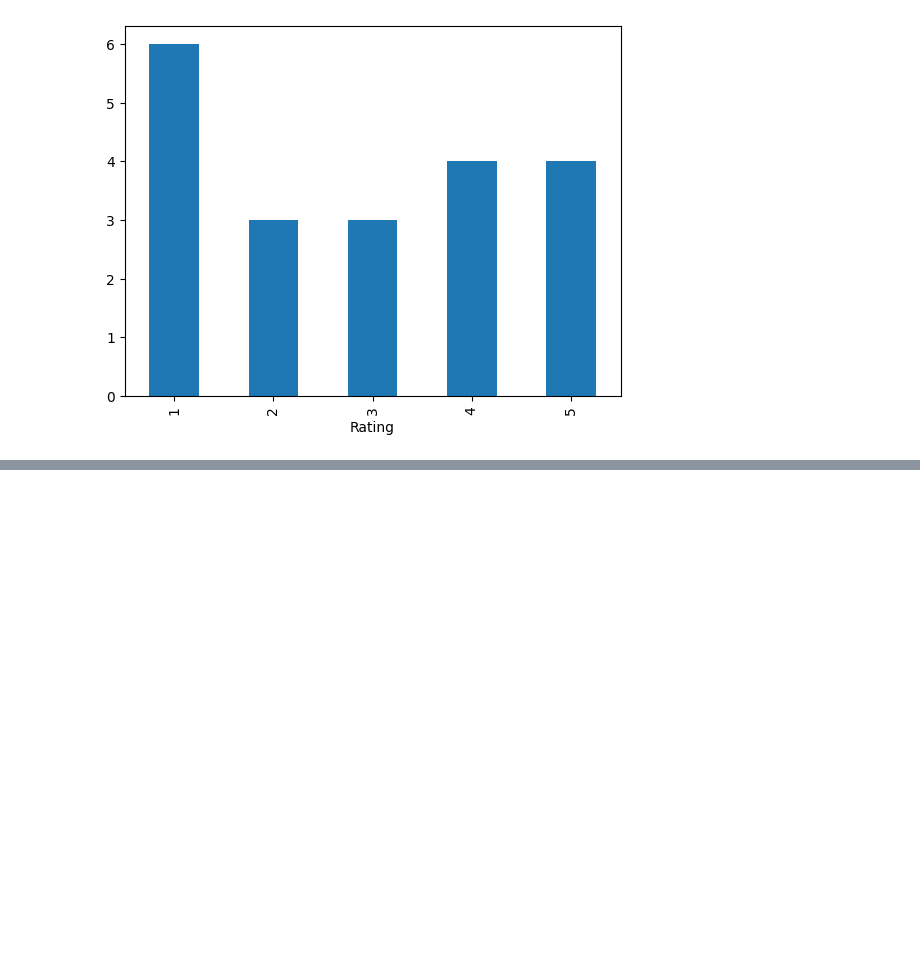
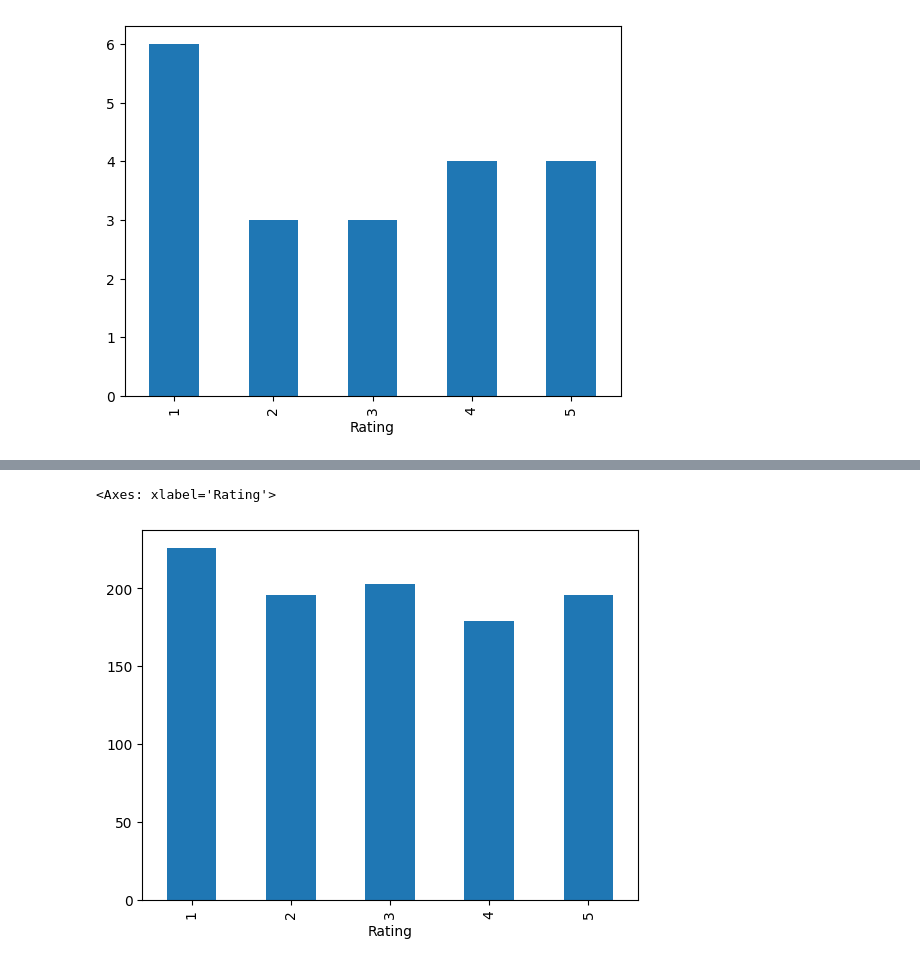
Before and after one commit to itsyeren/data-book-scraping, a Jupyter notebook: scraping.ipynb, the cells around one changed output, grey strips where cells are left out. Cells and saved outputs as stored; diff of their text form; code cells hidden in the pictures; blank space fills up the shorter version.

```diff
--- a/scraping.ipynb
+++ b/scraping.ipynb
@@ -171,0 +228,5 @@ print(result.check())
+# %%
+all_books_df.groupby("Rating").count()["Title"].plot(kind="bar")
+# %% [output]
+<Axes: xlabel='Rating'>
+[figure, added]
```
Also changed, not shown: parts of 8 cells of this notebook, 1 other file.
